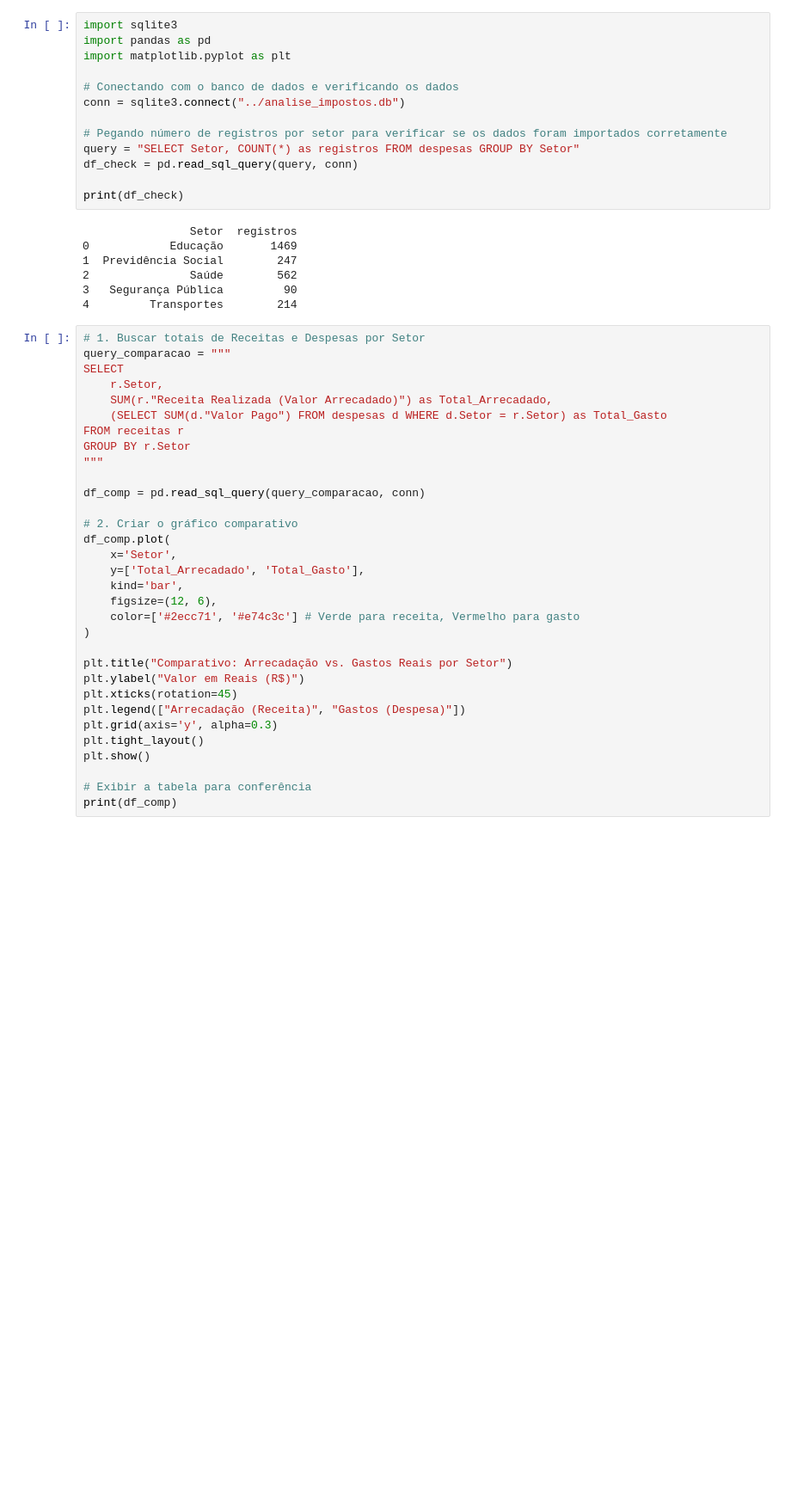
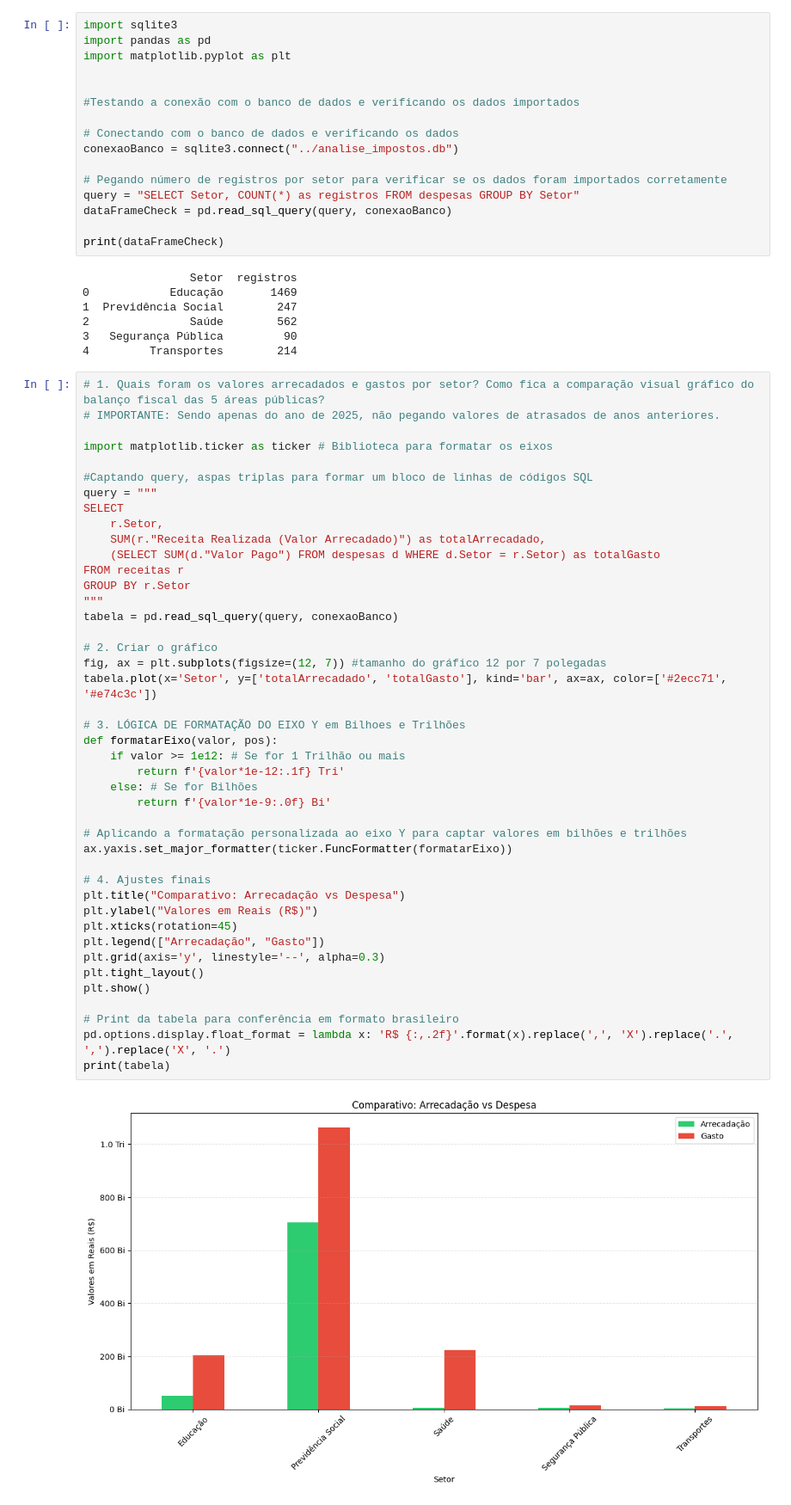
Before and after one commit to pauloho97/AnaliseImpostosPublicos, a Jupyter notebook: app/analiseGraficos.ipynb, the cells around one changed output. Shown at 86% size. Saved outputs shown, nothing was run; the diff lists cells and outputs as text; blank space fills up the shorter version.

Commit message:
docs: adiciona analise comparativa de arrecadação vs gastos em escala de trilhões

```diff
--- a/app/analiseGraficos.ipynb
+++ b/app/analiseGraficos.ipynb
@@ -3,14 +3,17 @@ import sqlite3
 import pandas as pd
 import matplotlib.pyplot as plt
 
+
+#Testando a conexão com o banco de dados e verificando os dados importados
+
 # Conectando com o banco de dados e verificando os dados
-conn = sqlite3.connect("../analise_impostos.db")
+conexaoBanco = sqlite3.connect("../analise_impostos.db")
 
 # Pegando número de registros por setor para verificar se os dados foram importados corretamente
 query = "SELECT Setor, COUNT(*) as registros FROM despesas GROUP BY Setor"
-df_check = pd.read_sql_query(query, conn)
+dataFrameCheck = pd.read_sql_query(query, conexaoBanco)
 
-print(df_check)
+print(dataFrameCheck)
 # %% [output]
                 Setor  registros
 0            Educação       1469
@@ -19,35 +22,47 @@ print(df_check)
 3   Segurança Pública         90
 4         Transportes        214
 # %%
-# 1. Buscar totais de Receitas e Despesas por Setor
-query_comparacao = """
+# 1. Quais foram os valores arrecadados e gastos por setor? Como fica a comparação visual gráfico do balanço fiscal das 5 áreas públicas?
+# IMPORTANTE: Sendo apenas do ano de 2025, não pegando valores de atrasados de anos anteriores.
+
+import matplotlib.ticker as ticker # Biblioteca para formatar os eixos
+
+#Captando query, aspas triplas para formar um bloco de linhas de códigos SQL
+query = """
 SELECT
     r.Setor,
-    SUM(r."Receita Realizada (Valor Arrecadado)") as Total_Arrecadado,
-    (SELECT SUM(d."Valor Pago") FROM despesas d WHERE d.Setor = r.Setor) as Total_Gasto
+    SUM(r."Receita Realizada (Valor Arrecadado)") as totalArrecadado,
+    (SELECT SUM(d."Valor Pago") FROM despesas d WHERE d.Setor = r.Setor) as totalGasto
 FROM receitas r
 GROUP BY r.Setor
 """
+tabela = pd.read_sql_query(query, conexaoBanco)
 
-df_comp = pd.read_sql_query(query_comparacao, conn)
+# 2. Criar o gráfico
+fig, ax = plt.subplots(figsize=(12, 7)) #tamanho do gráfico 12 por 7 polegadas
+tabela.plot(x='Setor', y=['totalArrecadado', 'totalGasto'], kind='bar', ax=ax, color=['#2ecc71', '#e74c3c'])
 
-# 2. Criar o gráfico comparativo
-df_comp.plot(
-    x='Setor',
-    y=['Total_Arrecadado', 'Total_Gasto'],
-    kind='bar',
-    figsize=(12, 6),
-    color=['#2ecc71', '#e74c3c'] # Verde para receita, Vermelho para gasto
-)
+# 3. LÓGICA DE FORMATAÇÃO DO EIXO Y em Bilhoes e Trilhões
+def formatarEixo(valor, pos):
+    if valor >= 1e12: # Se for 1 Trilhão ou mais
+        return f'{valor*1e-12:.1f} Tri'
+    else: # Se for Bilhões
+        return f'{valor*1e-9:.0f} Bi'
 
-plt.title("Comparativo: Arrecadação vs. Gastos Reais por Setor")
-plt.ylabel("Valor em Reais (R$)")
+# Aplicando a formatação personalizada ao eixo Y para captar valores em bilhões e trilhões
+ax.yaxis.set_major_formatter(ticker.FuncFormatter(formatarEixo))
+
+# 4. Ajustes finais
+plt.title("Comparativo: Arrecadação vs Despesa")
+plt.ylabel("Valores em Reais (R$)")
 plt.xticks(rotation=45)
-plt.legend(["Arrecadação (Receita)", "Gastos (Despesa)"])
-plt.grid(axis='y', alpha=0.3)
+plt.legend(["Arrecadação", "Gasto"])
+plt.grid(axis='y', linestyle='--', alpha=0.3)
 plt.tight_layout()
 plt.show()
 
-# Exibir a tabela para conferência
-print(df_comp)
+# Print da tabela para conferência em formato brasileiro
+pd.options.display.float_format = lambda x: 'R$ {:,.2f}'.format(x).replace(',', 'X').replace('.', ',').replace('X', '.')
+print(tabela)
 # %% [output]
+[figure, added]
```
Also changed, not shown: parts of 3 cells of this notebook.
